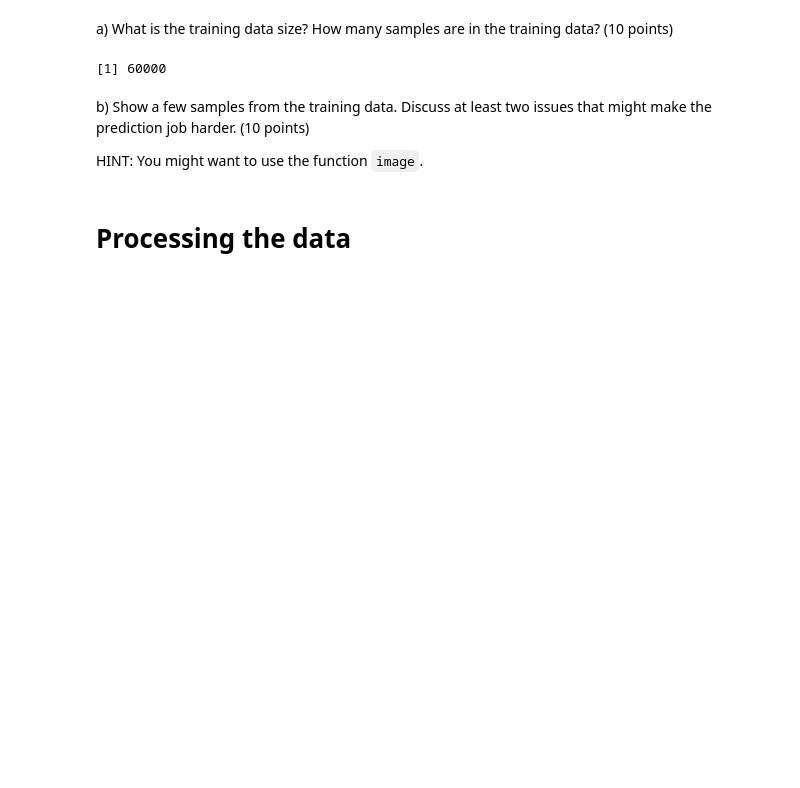
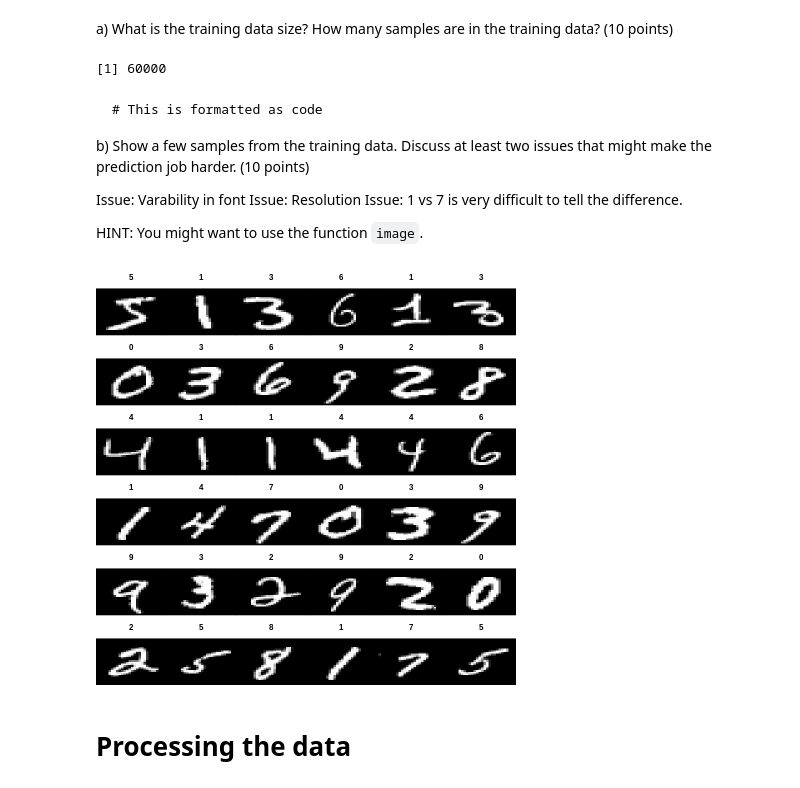
Before and after one commit to tjpapenfuss/AnalyticsEdge, a Jupyter notebook: HW_7/HW7.ipynb, the cells around one changed output. Drawn from its saved outputs; the diff is of its cells as text; code cells hidden in the pictures; blank space fills up the shorter version.

````diff
--- a/HW_7/HW7.ipynb
+++ b/HW_7/HW7.ipynb
@@ -71,9 +89,32 @@ nrow(x_train_tensor)
 # %% [output]
 [1] 60000
 # %% [markdown]
+
+
+```
+# This is formatted as code
+```
+
 b) Show a few samples from the training data. Discuss at least two issues that might make the prediction job harder. (10 points)
 
+Issue: Varability in font
+Issue: Resolution
+Issue: 1 vs 7 is very difficult to tell the difference.
+
 HINT: You might want to use the function `image`.
+# %%
+# visualize the digits
+par(mfcol=c(6,6))
+par(mar=c(0, 0, 3, 0), xaxs='i', yaxs='i')
+
+for (idx in 1:36) {
+    im <- x_train_tensor[idx,,]
+    im <- t(apply(im, 2, rev))
+    image(1:28, 1:28, im, col=gray((0:255)/255),
+        xaxt='n', main=paste(y_train[idx]))
+}
+# %% [output]
+[figure, added]
 # %% [markdown]
 # Processing the data
 # %% [markdown]
````
Also changed, not shown: parts of 1 cell of this notebook.
